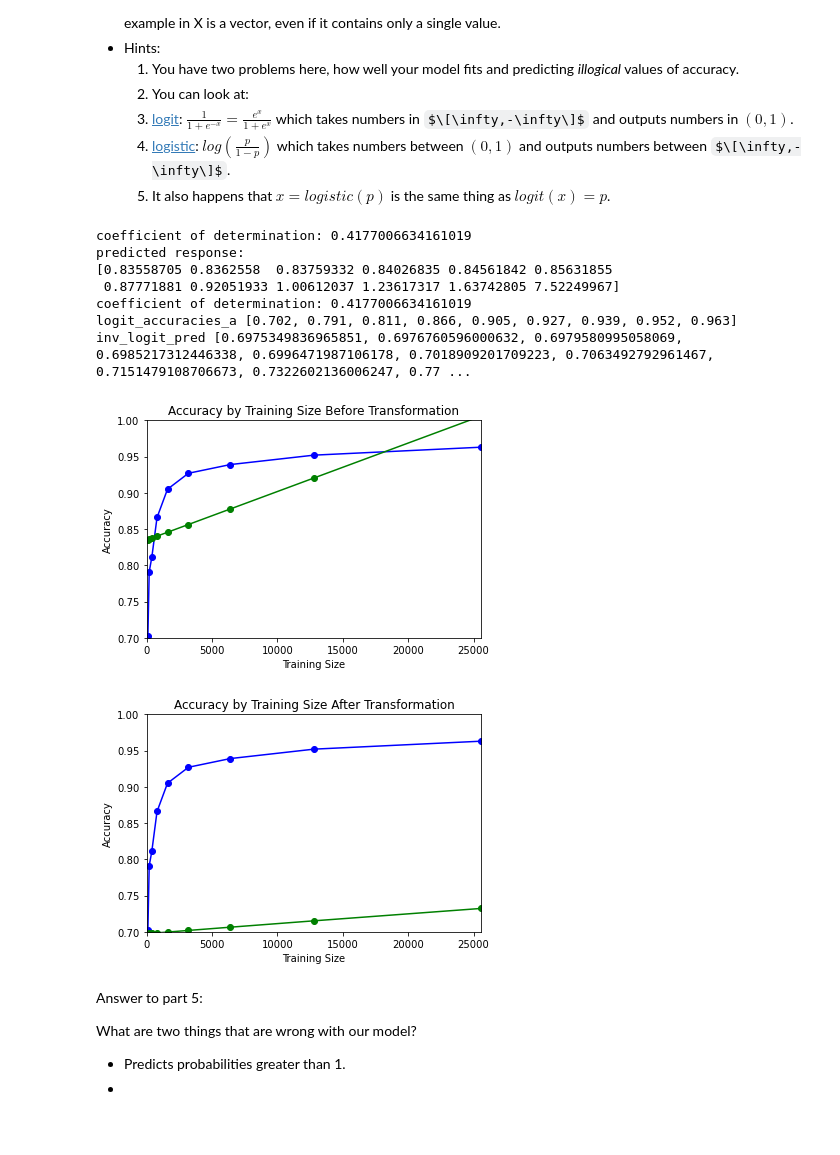
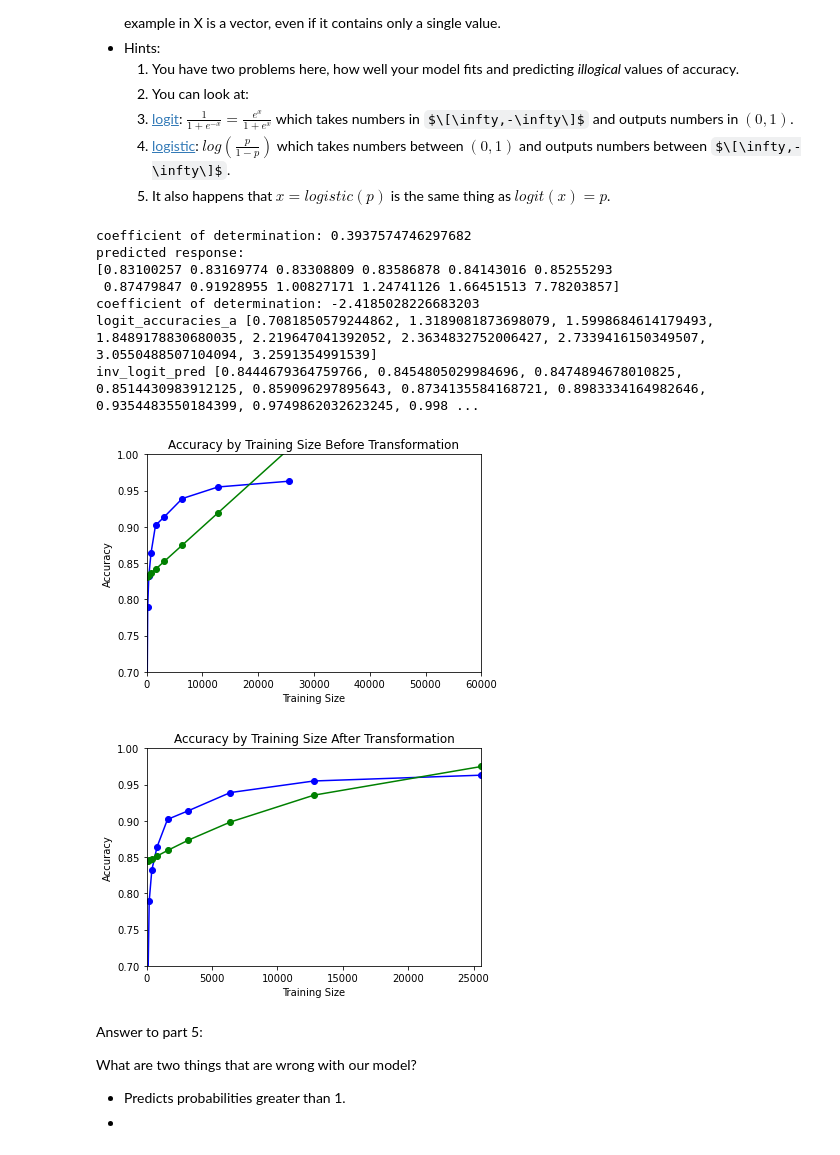
Before and after one commit to ssburgan/w207_coursework, a Jupyter notebook: Sybil_SantosBurgan_project1.ipynb, the cells around one changed output. Cells and saved outputs as stored; diff of their text form; code cells hidden in the pictures; some formulas as TeX source.

```diff
--- a/Sybil_SantosBurgan_project1.ipynb
+++ b/Sybil_SantosBurgan_project1.ipynb
@@ -334,7 +334,7 @@ def Q4(train_sizes_a, accuracies_a, train_sizes_b, accuracies_b):
     plt.figure()
     plt.plot(train_sizes_a, accuracies_a, marker='o', color='b')
     plt.plot(train_sizes_b, pred,  marker='o', color='g')
-    plt.xlim(0, 25600)
+    plt.xlim(0, 60000)
     plt.ylim(0.70, 1)
     plt.title('Accuracy by Training Size Before Transformation')
     plt.ylabel('Accuracy')
@@ -343,44 +343,47 @@ def Q4(train_sizes_a, accuracies_a, train_sizes_b, accuracies_b):
     #Transform accuracies
     logit_accuracies_a  = [logit(i) for i in accuracies_a]
     lr2 = LinearRegression().fit(train_sizes_a, logit_accuracies_a)
-    r_sq2 = lr.score(train_sizes_a, accuracies_a)
+    r_sq2 = lr.score(train_sizes_a, logit_accuracies_a)
     print('coefficient of determination:', r_sq2)
 
-    print("logit_accuracies_a", accuracies_a)
+    print("logit_accuracies_a", logit_accuracies_a)
 
+    pred = lr2.predict(train_sizes_b)
     inv_logit_pred  = [inv_logit(i) for i in pred]
     print("inv_logit_pred", inv_logit_pred)
     plt.figure()
+      #ax.plot(*zip(*sorted(list(zip(train_sizes,accuracies)))),'lightblue', marker="o")
+
     plt.plot(train_sizes_a, accuracies_a, marker='o', color='b')
     plt.plot(train_sizes_b, inv_logit_pred,  marker='o', color='g')
     plt.xlim(0, 25600)
     plt.ylim(0.70, 1)
     plt.title('Accuracy by Training Size After Transformation')
     plt.ylabel('Accuracy')
     plt.xlabel('Training Size')
 
     plt.show()
 ### STUDENT END ###
 
 #Quesiton 3
 accuracies_a = accuracies
 train_sizes_a = np.array(train_sizes).reshape((-1, 1))
 new_training_size = train_sizes + [60000, 120000, 1000000]
 
 train_sizes_b = np.array(new_training_size).reshape((-1, 1))
 accuracies_b = []
 
 Q4(train_sizes_a, accuracies_a, train_sizes_b, accuracies_b)
 # %% [output]
-coefficient of determination: 0.4177006634161019
+coefficient of determination: 0.3937574746297682
 predicted response:
-[0.83558705 0.8362558  0.83759332 0.84026835 0.84561842 0.85631855
- 0.87771881 0.92051933 1.00612037 1.23617317 1.63742805 7.52249967]
-coefficient of determination: 0.4177006634161019
-logit_accuracies_a [0.702, 0.791, 0.811, 0.866, 0.905, 0.927, 0.939, 0.952, 0.963]
-inv_logit_pred [0.6975349836965851, 0.6976760596000632, 0.6979580995058069, 0.6985217312446338, 0.6996471987106178, 0.7018909201709223, 0.7063492792961467, 0.7151479108706673, 0.7322602136006247, 0.77 ...
+[0.83100257 0.83169774 0.83308809 0.83586878 0.84143016 0.85255293
+ 0.87479847 0.91928955 1.00827171 1.24741126 1.66451513 7.78203857]
+coefficient of determination: -2.4185028226683203
+logit_accuracies_a [0.7081850579244862, 1.3189081873698079, 1.5998684614179493, 1.8489178830680035, 2.219647041392052, 2.3634832752006427, 2.7339416150349507, 3.0550488507104094, 3.2591354991539]
+inv_logit_pred [0.8444679364759766, 0.8454805029984696, 0.8474894678010825, 0.8514430983912125, 0.859096297895643, 0.8734135584168721, 0.8983334164982646, 0.9354483550184399, 0.9749862032623245, 0.998 ...
-[figure, old version]
+[figure, new version]
-[figure, old version]
+[figure, new version]
 # %% [markdown]
 Answer to part 5:
 
```
Also changed, not shown: parts of 7 cells of this notebook.
